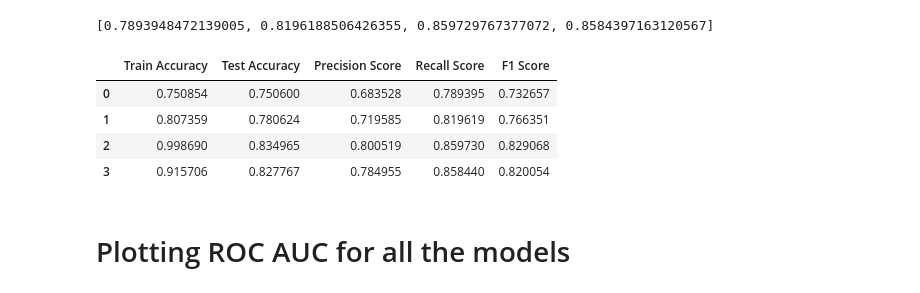
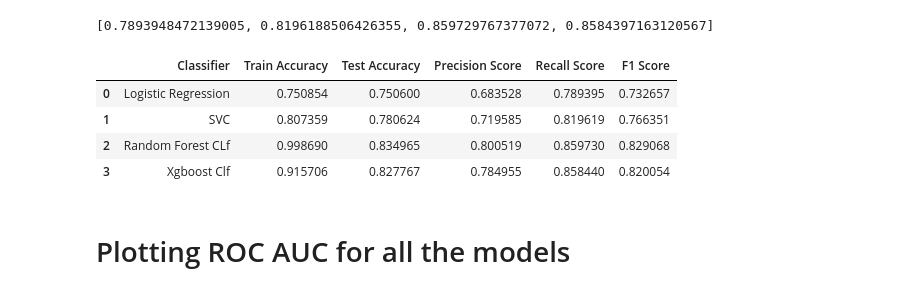
Before and after one commit to Creatrohit9/Credit-Card-Default-Prediction-Rohit-Bhadauriya, a Jupyter notebook: Credit_Card_Default_Prediction(Proponent_Ds)_Rohit_Bhadauriya_Capstone_Project.ipynb, the cells around one changed output. Saved outputs shown, nothing was run; the diff lists cells and outputs as text; code cells hidden in the pictures.

Commit message:
commit for the data frame classifer

```diff
--- a/Credit_Card_Default_Prediction(Proponent_Ds)_Rohit_Bhadauriya_Capstone_Project.ipynb
+++ b/Credit_Card_Default_Prediction(Proponent_Ds)_Rohit_Bhadauriya_Capstone_Project.ipynb
@@ -1509,13 +1509,13 @@ recall_score
 # %% [output]
 [0.7893948472139005, 0.8196188506426355, 0.859729767377072, 0.8584397163120567]
 # %%
-pd.DataFrame({'Train Accuracy': train_accuracy, 'Test Accuracy': test_accuracy, 'Precision Score': precision_score, 'Recall Score': recall_score, 'F1 Score': f1_score })
+pd.DataFrame({'Classifier':classifiers,'Train Accuracy': train_accuracy, 'Test Accuracy': test_accuracy, 'Precision Score': precision_score, 'Recall Score': recall_score, 'F1 Score': f1_score })
 # %% [output]
-|  | Train Accuracy | Test Accuracy | Precision Score | Recall Score | F1 Score |
-| 0 | 0.750854 | 0.750600 | 0.683528 | 0.789395 | 0.732657 |
-| 1 | 0.807359 | 0.780624 | 0.719585 | 0.819619 | 0.766351 |
-| 2 | 0.998690 | 0.834965 | 0.800519 | 0.859730 | 0.829068 |
-| 3 | 0.915706 | 0.827767 | 0.784955 | 0.858440 | 0.820054 |
+|  | Classifier | Train Accuracy | Test Accuracy | Precision Score | Recall Score | F1 Score |
+| 0 | Logistic Regression | 0.750854 | 0.750600 | 0.683528 | 0.789395 | 0.732657 |
+| 1 | SVC | 0.807359 | 0.780624 | 0.719585 | 0.819619 | 0.766351 |
+| 2 | Random Forest CLf | 0.998690 | 0.834965 | 0.800519 | 0.859730 | 0.829068 |
+| 3 | Xgboost Clf | 0.915706 | 0.827767 | 0.784955 | 0.858440 | 0.820054 |
 # %% [markdown]
 # Plotting ROC AUC for all the models
 # %%
```
